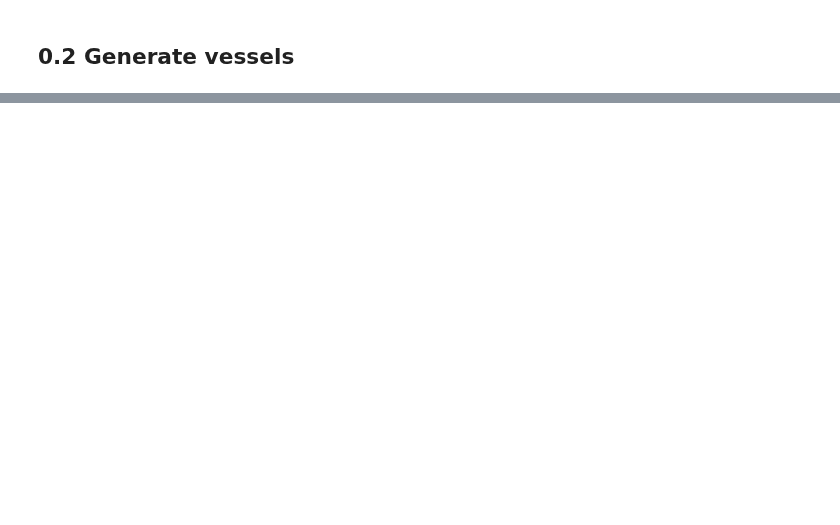
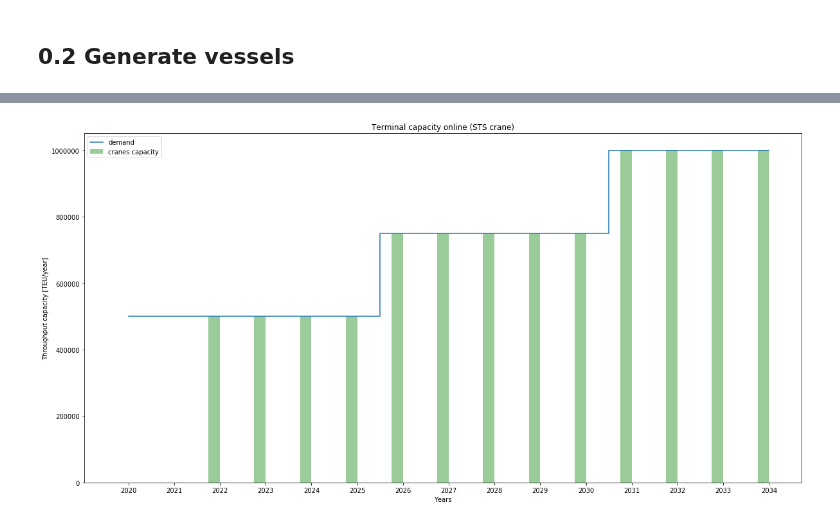
Before and after one commit to TUDelft-CITG/OpenTISim, a Jupyter notebook: notebooks/hugostam_container_terminal.ipynb, the cells around one changed output, grey strips where cells are left out. Saved outputs shown, nothing was run; the diff lists cells and outputs as text; code cells hidden in the pictures; blank space fills up the shorter version.

```diff
--- a/notebooks/hugostam_container_terminal.ipynb
+++ b/notebooks/hugostam_container_terminal.ipynb
@@ -55,0 +150,4 @@ vessels = [handysize, handymax, panamax]
+# %%
+Terminal.terminal_capacity_plot()
+# %% [output]
+[figure, added]
```
Also changed, not shown: parts of 23 cells of this notebook, 4 other files.
